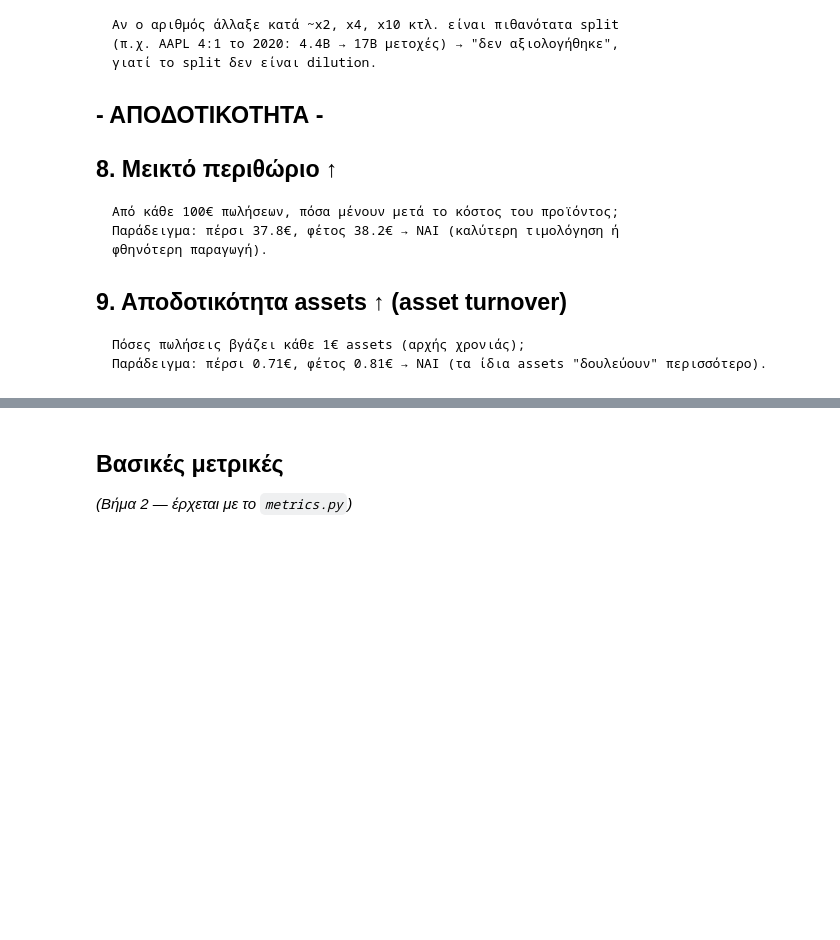
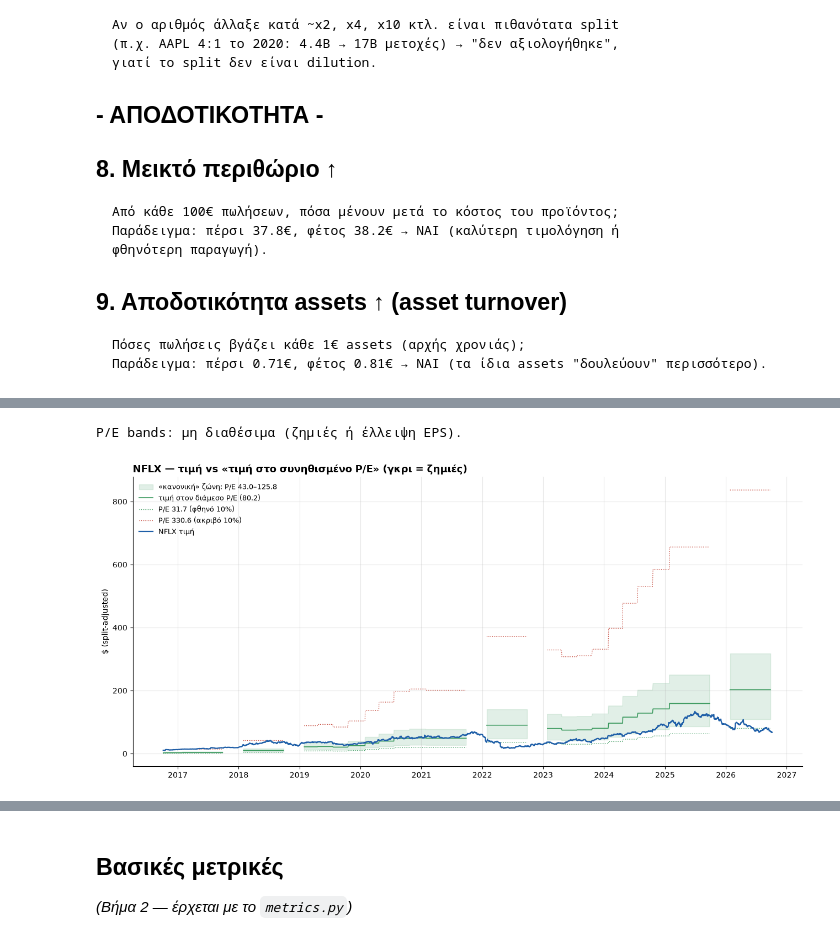
Before and after one commit to GkolfosGeorge/single-asset-analyzer, a Jupyter notebook: single_asset_analyzer.ipynb, the cells around one changed output, grey strips where cells are left out. Saved outputs shown, nothing was run; the diff lists cells and outputs as text; code cells hidden in the pictures; blank space fills up the shorter version.

```diff
--- a/single_asset_analyzer.ipynb
+++ b/single_asset_analyzer.ipynb
@@ -102,0 +252,8 @@ plt.show()
+# %%
+# ── P/E BANDS ──────────────────────────────────────────────────────────────
+print_band_summary(pe)
+plot_pe_bands(pe)
+plt.show()
+# %% [output]
+P/E bands: μη διαθέσιμα (ζημιές ή έλλειψη EPS).
+[figure, added]
```
Also changed, not shown: parts of 11 cells of this notebook, 3 other files.
